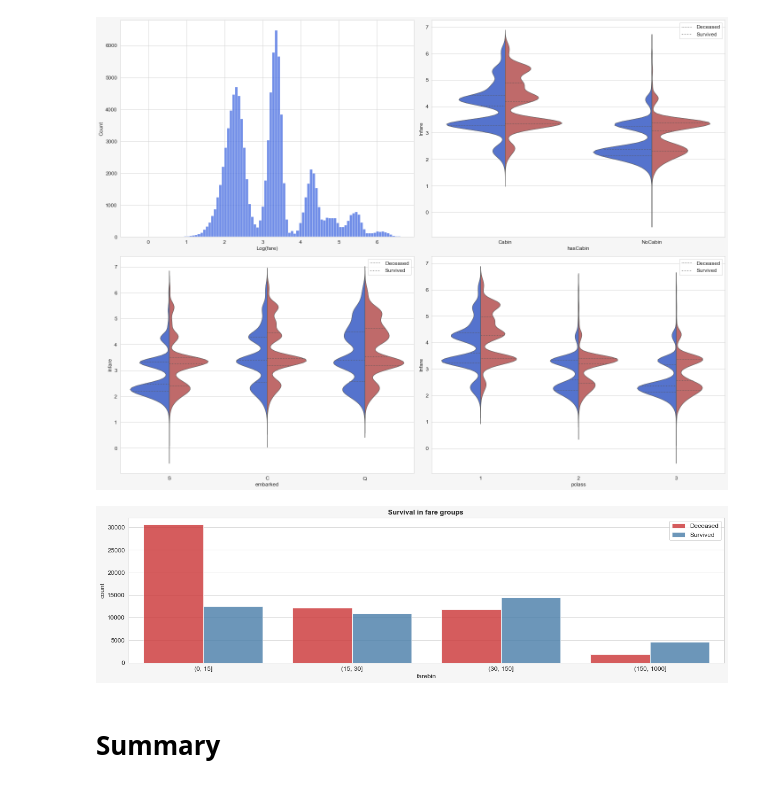
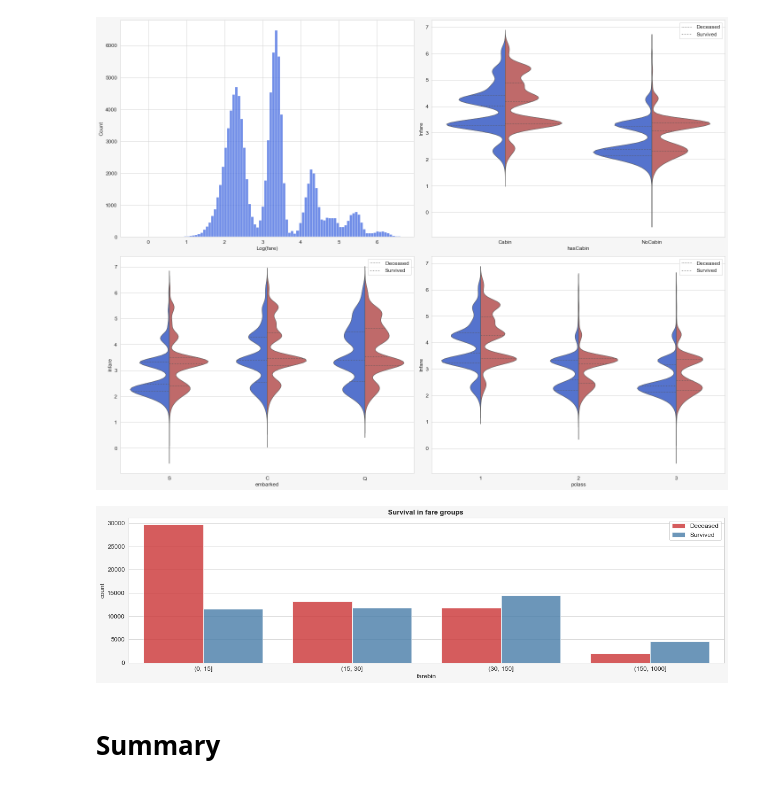
Before and after one commit to kastrubait/ml-intro-2022Q1, a Jupyter notebook: task-2_data_exploration.ipynb, the cells around one changed output. Cells and saved outputs as stored; diff of their text form; code cells hidden in the pictures.

```diff
--- a/task-2_data_exploration.ipynb
+++ b/task-2_data_exploration.ipynb
@@ -447,19 +447,19 @@ plt.tight_layout()
 # %%
 # We'll to build 4 bins of fare values then look at survival rates in each bin.
 
 fareb_order = ['(0, 15]', '(15, 30]', '(30, 150]', '(150, 1000]']
 train_df['farebin'] = pd.cut(train_df['fare'],
-    bins=[0, 20, 30, 150, 1000],
+    bins=[0, 15, 30, 150, 1000],
     labels=fareb_order,
     include_lowest=True)
 
 sns.countplot(data = train_df, x = 'farebin', hue='survived', palette = 'Set1', alpha=0.8, order=list(fareb_order))
 plt.title('Survival in fare groups ', fontsize=13, weight='bold')
 plt.legend(labels=['Deceased', 'Survived'])
 plt.show()
 
 # Fare look to have some value in predicting survival: as ticket prices increase, so does the chance of survival.
 # %% [output]
-[figure, old version]
+[figure, new version]
 # %% [markdown]
 # Summary
```
Also changed, not shown: parts of 2 cells of this notebook.
